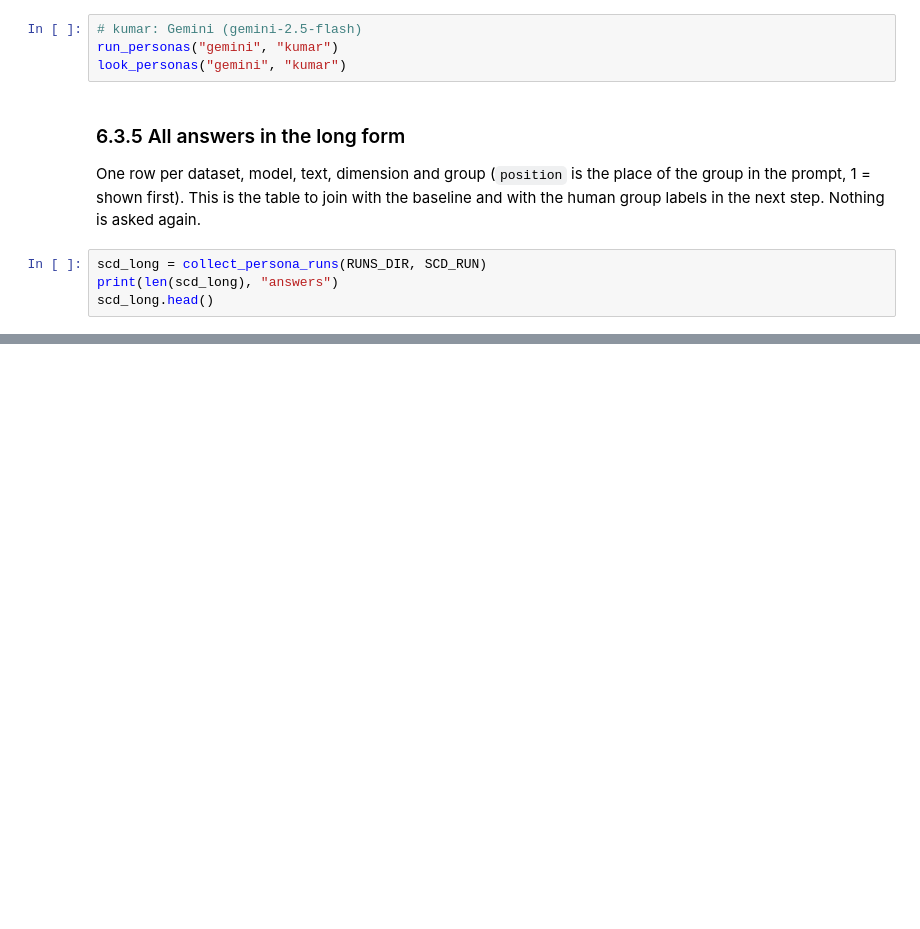
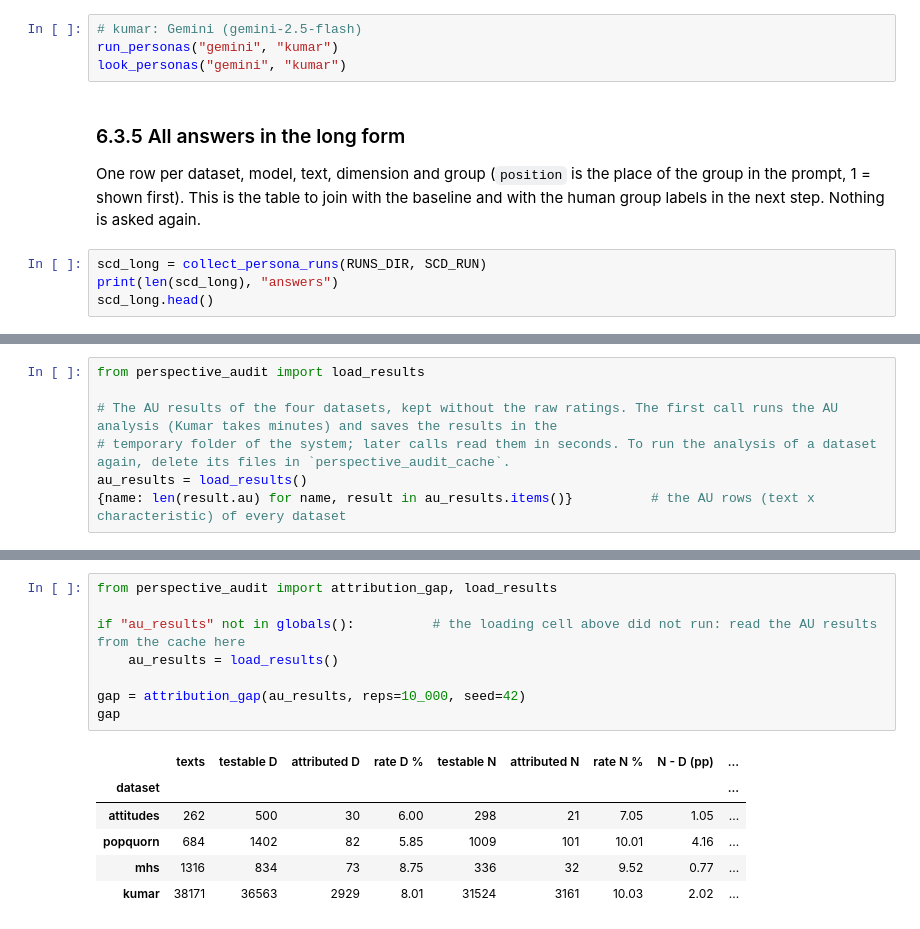
Before and after one commit to Swkratis210204/llm-dfu-bias-study, a Jupyter notebook: perspective_audit/notebooks/Datasets.ipynb, the cells around one changed output, grey strips where cells are left out. Drawn from its saved outputs; the diff is of its cells as text; blank space fills up the shorter version.

```diff
--- a/perspective_audit/notebooks/Datasets.ipynb
+++ b/perspective_audit/notebooks/Datasets.ipynb
@@ -1522,0 +1526,7 @@ scd_long.head()
+# %%
+from perspective_audit import load_results
+
+# The AU results of the four datasets, kept without the raw ratings. The first call runs the AU analysis (Kumar takes minutes) and saves the results in the
+# temporary folder of the system; later calls read them in seconds. To run the analysis of a dataset again, delete its files in `perspective_audit_cache`.
+au_results = load_results()
+{name: len(result.au) for name, result in au_results.items()}          # the AU rows (text x characteristic) of every dataset
@@ -1522,0 +1543,15 @@ scd_long.head()
+# %%
+from perspective_audit import attribution_gap, load_results
+
+if "au_results" not in globals():          # the loading cell above did not run: read the AU results from the cache here
+    au_results = load_results()
+
+gap = attribution_gap(au_results, reps=10_000, seed=42)
+gap
+# %% [output]
+|  | texts | testable D | attributed D | rate D % | testable N | attributed N | rate N % | N - D (pp) | ... |
+| dataset |  |  |  |  |  |  |  |  | ... |
+| attitudes | 262 | 500 | 30 | 6.00 | 298 | 21 | 7.05 | 1.05 | ... |
+| popquorn | 684 | 1402 | 82 | 5.85 | 1009 | 101 | 10.01 | 4.16 | ... |
+| mhs | 1316 | 834 | 73 | 8.75 | 336 | 32 | 9.52 | 0.77 | ... |
+| kumar | 38171 | 36563 | 2929 | 8.01 | 31524 | 3161 | 10.03 | 2.02 | ... |
```
Also changed, not shown: parts of 2 cells of this notebook, 5 other files.
